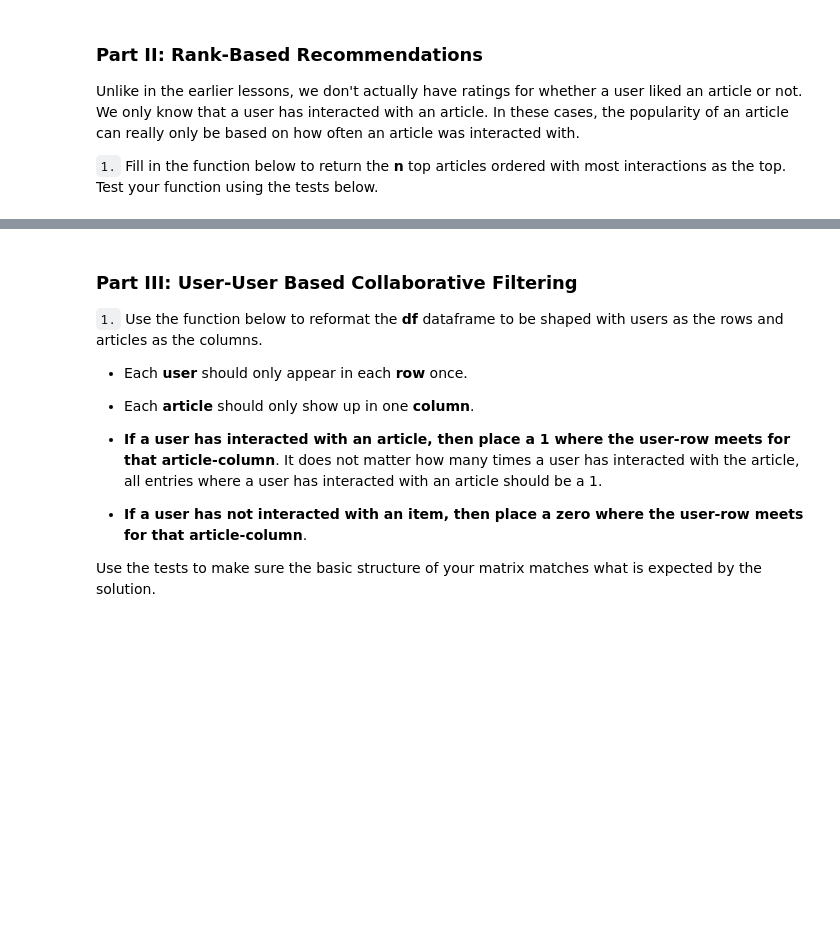
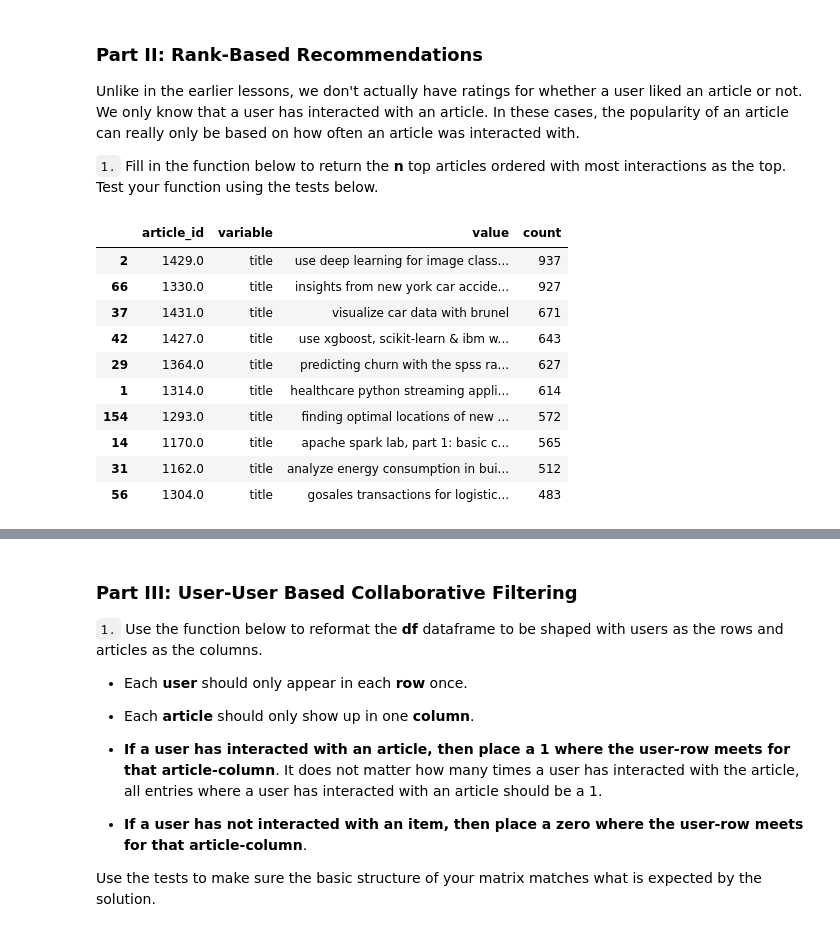
Before and after one commit to defunSM/Data-Science-Portfolio, a Jupyter notebook: IBM Watson Recommendation System/Recommendations_with_IBM.ipynb, the cells around one changed output, grey strips where cells are left out. Saved outputs shown, nothing was run; the diff lists cells and outputs as text; code cells hidden in the pictures; blank space fills up the shorter version.

```diff
--- a/IBM Watson Recommendation System/Recommendations_with_IBM.ipynb
+++ b/IBM Watson Recommendation System/Recommendations_with_IBM.ipynb
@@ -269,6 +269,23 @@ It looks like you have everything right here! Nice job!
 Unlike in the earlier lessons, we don't actually have ratings for whether a user liked an article or not.  We only know that a user has interacted with an article.  In these cases, the popularity of an article can really only be based on how often an article was interacted with.
 
 `1.` Fill in the function below to return the **n** top articles ordered with most interactions as the top. Test your function using the tests below.
+# %%
+df_views = df.melt(id_vars="article_id", value_vars="title")
+df_views['count'] = df_views.groupby('value')['value'].transform('count')
+df_views = df_views.drop_duplicates()
+df_views.sort_values(by=['count'], ascending=False)
+# %% [output]
+|  | article_id | variable | value | count |
+| 2 | 1429.0 | title | use deep learning for image class... | 937 |
+| 66 | 1330.0 | title | insights from new york car accide... | 927 |
+| 37 | 1431.0 | title | visualize car data with brunel | 671 |
+| 42 | 1427.0 | title | use xgboost, scikit-learn & ibm w... | 643 |
+| 29 | 1364.0 | title | predicting churn with the spss ra... | 627 |
+| 1 | 1314.0 | title | healthcare python streaming appli... | 614 |
+| 154 | 1293.0 | title | finding optimal locations of new ... | 572 |
+| 14 | 1170.0 | title | apache spark lab, part 1: basic c... | 565 |
+| 31 | 1162.0 | title | analyze energy consumption in bui... | 512 |
+| 56 | 1304.0 | title | gosales transactions for logistic... | 483 |
 # %%
 def get_top_articles(n, df=df):
     '''
```
Also changed, not shown: parts of 3 cells of this notebook.
